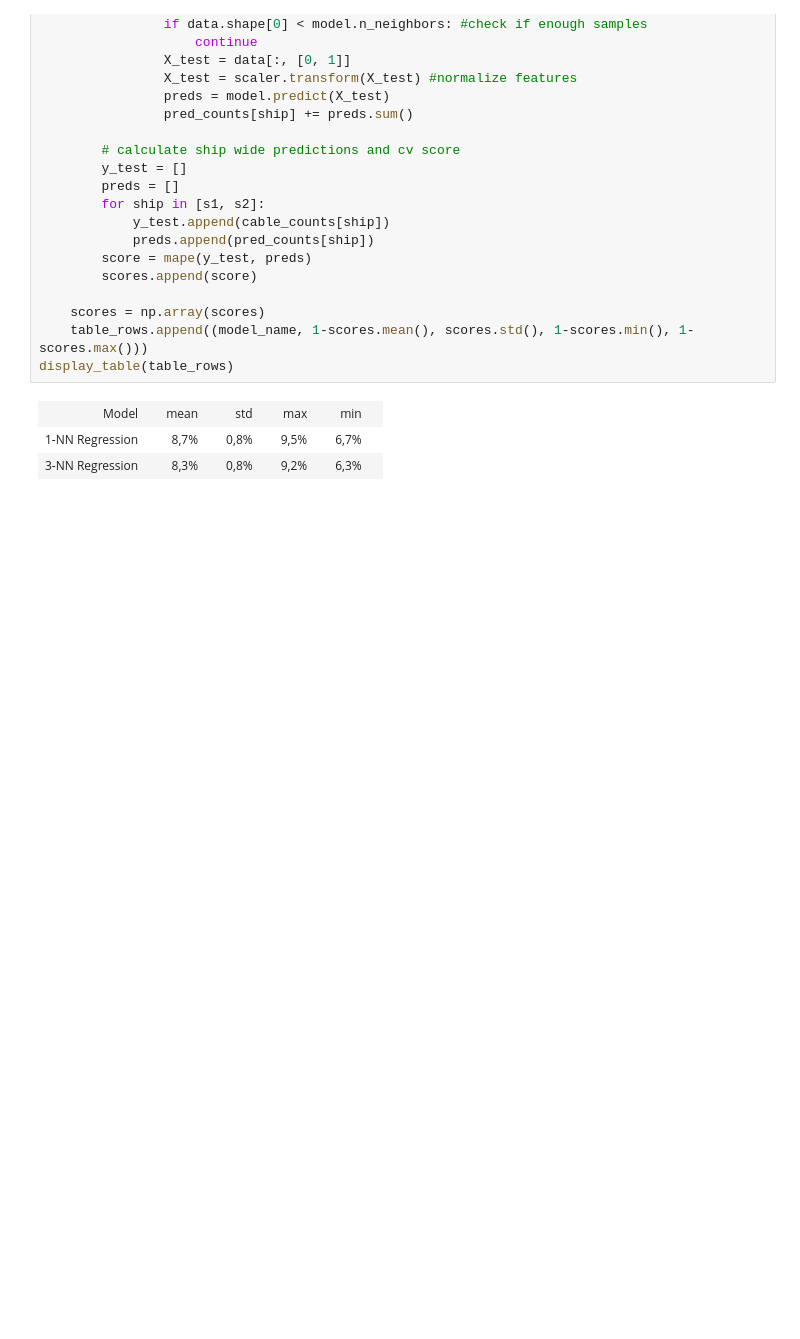
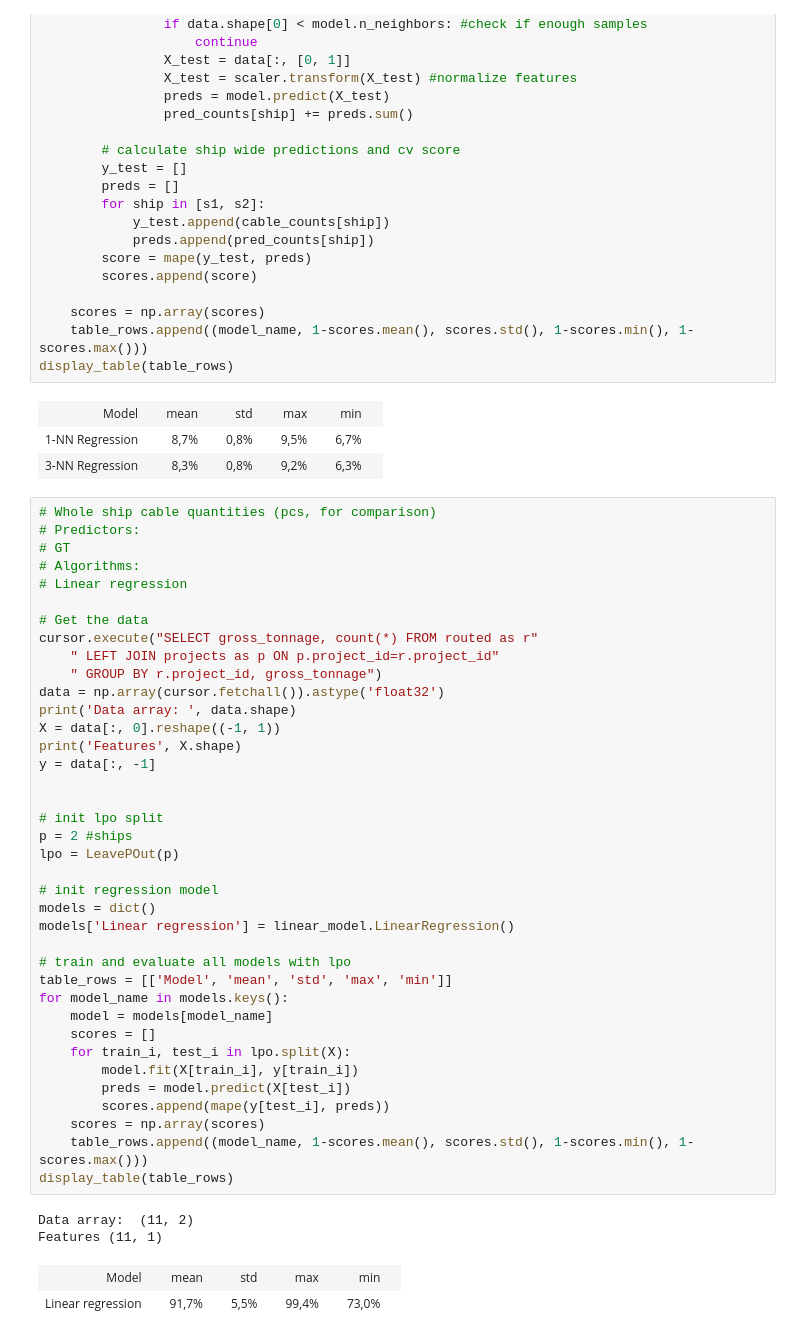
Before and after one commit to Miikkasna/cablepredictions, a Jupyter notebook: Whole ship cable quantities.ipynb, the cells around one changed output. Drawn from its saved outputs; the diff is of its cells as text; blank space fills up the shorter version.

```diff
--- a/Whole ship cable quantities.ipynb
+++ b/Whole ship cable quantities.ipynb
@@ -574,3 +574,46 @@ display_table(table_rows)
 | Model |  | mean |  | std |  | max |  | min |  |
 | 1-NN Regression |  | 8,7% |  | 0,8% |  | 9,5% |  | 6,7% |  |
 | 3-NN Regression |  | 8,3% |  | 0,8% |  | 9,2% |  | 6,3% |  |
+# %%
+# Whole ship cable quantities (pcs, for comparison)
+# Predictors:
+# GT
+# Algorithms:
+# Linear regression
+
+# Get the data
+cursor.execute("SELECT gross_tonnage, count(*) FROM routed as r"
+    " LEFT JOIN projects as p ON p.project_id=r.project_id"
+    " GROUP BY r.project_id, gross_tonnage")
+data = np.array(cursor.fetchall()).astype('float32')
+print('Data array: ', data.shape)
+X = data[:, 0].reshape((-1, 1))
+print('Features', X.shape)
+y = data[:, -1]
+
+
+# init lpo split
+p = 2 #ships
+lpo = LeavePOut(p)
+
+# init regression model
+models = dict()
+models['Linear regression'] = linear_model.LinearRegression()
+
+# train and evaluate all models with lpo
+table_rows = [['Model', 'mean', 'std', 'max', 'min']]
+for model_name in models.keys():
+    model = models[model_name]
+    scores = []
+    for train_i, test_i in lpo.split(X):
+        model.fit(X[train_i], y[train_i])
+        preds = model.predict(X[test_i])
+        scores.append(mape(y[test_i], preds))
+    scores = np.array(scores)
+    table_rows.append((model_name, 1-scores.mean(), scores.std(), 1-scores.min(), 1-scores.max()))
+display_table(table_rows)
+# %% [output]
+Data array:  (11, 2)
+Features (11, 1)
+| Model |  | mean |  | std |  | max |  | min |  |
+| Linear regression |  | 91,7% |  | 5,5% |  | 99,4% |  | 73,0% |  |
```
Also changed, not shown: parts of 1 cell of this notebook, 2 other files.
